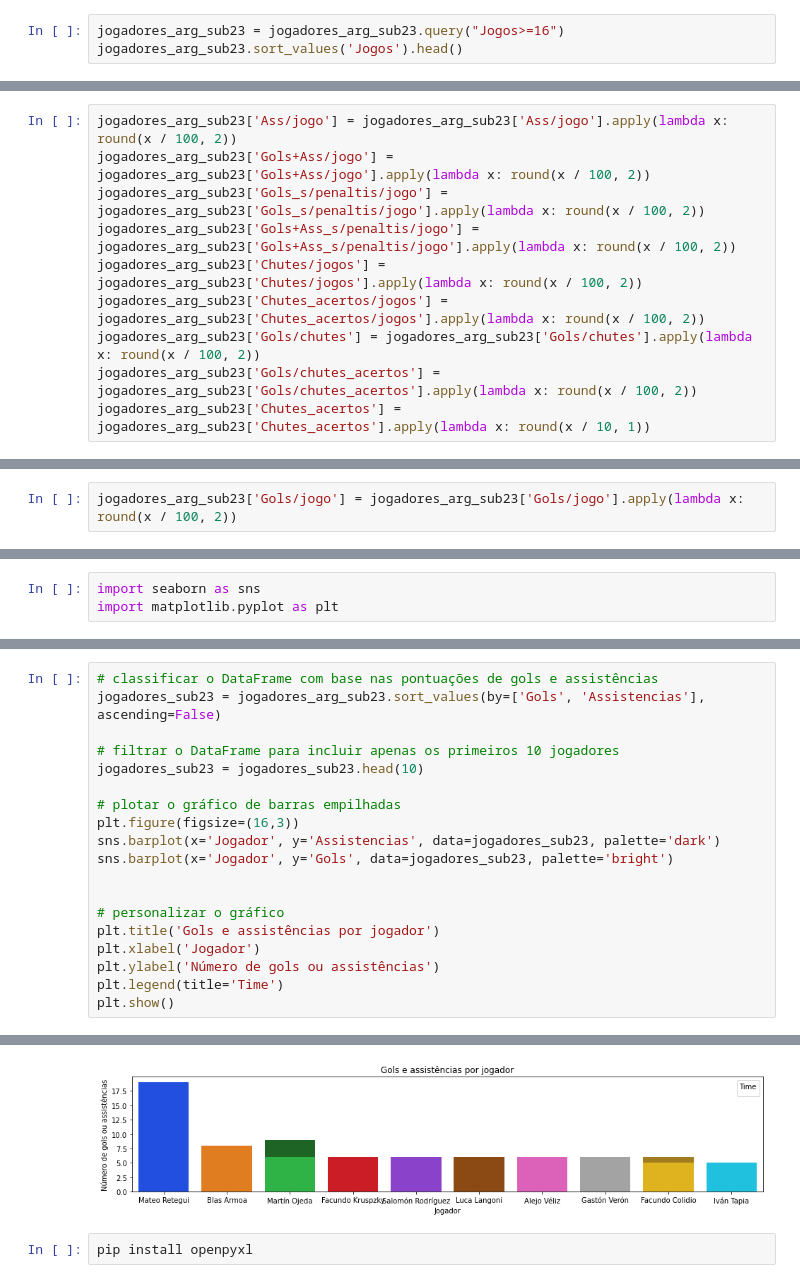
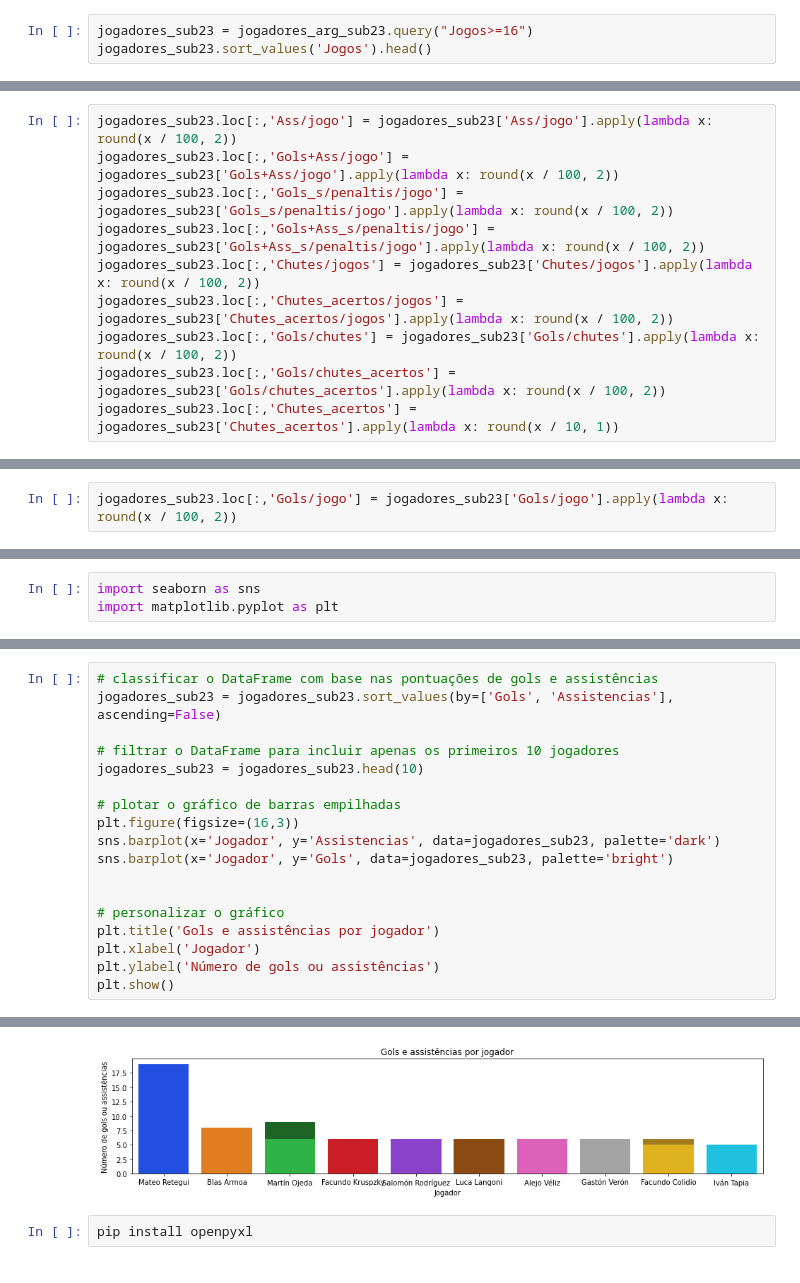
Before and after one commit to fernandopaguiar/Sports-Analytics-Python, a Jupyter notebook: Scout.ipynb, the cells around one changed output, grey strips where cells are left out. Drawn from its saved outputs; the diff is of its cells as text.

```diff
--- a/Scout.ipynb
+++ b/Scout.ipynb
@@ -411,8 +411,8 @@ Data columns (total 39 columns):
 dtypes: float64(5), int64(30), object(4)
 memory usage: 126.9+ KB
 # %%
-jogadores_arg_sub23 = jogadores_arg_sub23.query("Jogos>=16")
-jogadores_arg_sub23.sort_values('Jogos').head()
+jogadores_sub23 = jogadores_arg_sub23.query("Jogos>=16")
+jogadores_sub23.sort_values('Jogos').head()
 # %% [output]
 |  | Id | Jogador | Nação | Posicao | Equipe | Idade | Nascimento | Jogos | Iniciados | Minutos | ... |
 | 180 | 181 | Tomás Castro | ARGENTINA | Meio-campo | Godoy Cruz | 20 | 2001 | 16 | 7 | 674.000 | ... |
@@ -422,15 +422,15 @@ jogadores_arg_sub23.sort_values('Jogos').head()
 | 582 | 583 | Tomás Muro | ARGENTINA | Meio-campo | Gimnasia ELP | 19 | 2002 | 16 | 6 | 637.000 | ... |
 5 rows × 39 columns
 # %%
-jogadores_arg_sub23['Ass/jogo'] = jogadores_arg_sub23['Ass/jogo'].apply(lambda x: round(x / 100, 2))
-jogadores_arg_sub23['Gols+Ass/jogo'] = jogadores_arg_sub23['Gols+Ass/jogo'].apply(lambda x: round(x / 100, 2))
-jogadores_arg_sub23['Gols_s/penaltis/jogo'] = jogadores_arg_sub23['Gols_s/penaltis/jogo'].apply(lambda x: round(x / 100, 2))
-jogadores_arg_sub23['Gols+Ass_s/penaltis/jogo'] = jogadores_arg_sub23['Gols+Ass_s/penaltis/jogo'].apply(lambda x: round(x / 100, 2))
-jogadores_arg_sub23['Chutes/jogos'] = jogadores_arg_sub23['Chutes/jogos'].apply(lambda x: round(x / 100, 2))
-jogadores_arg_sub23['Chutes_acertos/jogos'] = jogadores_arg_sub23['Chutes_acertos/jogos'].apply(lambda x: round(x / 100, 2))
-jogadores_arg_sub23['Gols/chutes'] = jogadores_arg_sub23['Gols/chutes'].apply(lambda x: round(x / 100, 2))
-jogadores_arg_sub23['Gols/chutes_acertos'] = jogadores_arg_sub23['Gols/chutes_acertos'].apply(lambda x: round(x / 100, 2))
-jogadores_arg_sub23['Chutes_acertos'] = jogadores_arg_sub23['Chutes_acertos'].apply(lambda x: round(x / 10, 1))
+jogadores_sub23.loc[:,'Ass/jogo'] = jogadores_sub23['Ass/jogo'].apply(lambda x: round(x / 100, 2))
+jogadores_sub23.loc[:,'Gols+Ass/jogo'] = jogadores_sub23['Gols+Ass/jogo'].apply(lambda x: round(x / 100, 2))
+jogadores_sub23.loc[:,'Gols_s/penaltis/jogo'] = jogadores_sub23['Gols_s/penaltis/jogo'].apply(lambda x: round(x / 100, 2))
+jogadores_sub23.loc[:,'Gols+Ass_s/penaltis/jogo'] = jogadores_sub23['Gols+Ass_s/penaltis/jogo'].apply(lambda x: round(x / 100, 2))
+jogadores_sub23.loc[:,'Chutes/jogos'] = jogadores_sub23['Chutes/jogos'].apply(lambda x: round(x / 100, 2))
+jogadores_sub23.loc[:,'Chutes_acertos/jogos'] = jogadores_sub23['Chutes_acertos/jogos'].apply(lambda x: round(x / 100, 2))
+jogadores_sub23.loc[:,'Gols/chutes'] = jogadores_sub23['Gols/chutes'].apply(lambda x: round(x / 100, 2))
+jogadores_sub23.loc[:,'Gols/chutes_acertos'] = jogadores_sub23['Gols/chutes_acertos'].apply(lambda x: round(x / 100, 2))
+jogadores_sub23.loc[:,'Chutes_acertos'] = jogadores_sub23['Chutes_acertos'].apply(lambda x: round(x / 10, 1))
 # %% [output]
 A value is trying to be set on a copy of a slice from a DataFrame.
 Try using .loc[row_indexer,col_indexer] = value instead
@@ -452,2 +440,2 @@ See the caveats in the documentation: https://pandas.pydata.org/pandas-docs/stab
 # %%
-jogadores_arg_sub23['Gols/jogo'] = jogadores_arg_sub23['Gols/jogo'].apply(lambda x: round(x / 100, 2))
+jogadores_sub23.loc[:,'Gols/jogo'] = jogadores_sub23['Gols/jogo'].apply(lambda x: round(x / 100, 2))
@@ -499,7 +481,7 @@ plt.show()
 [figure]
 # %%
 # classificar o DataFrame com base nas pontuações de gols e assistências
-jogadores_sub23 = jogadores_arg_sub23.sort_values(by=['Gols', 'Assistencias'], ascending=False)
+jogadores_sub23 = jogadores_sub23.sort_values(by=['Gols', 'Assistencias'], ascending=False)
 
 # filtrar o DataFrame para incluir apenas os primeiros 10 jogadores
 jogadores_sub23 = jogadores_sub23.head(10)
@@ -514,6 +496,5 @@ sns.barplot(x='Jogador', y='Gols', data=jogadores_sub23, palette='bright')
 plt.title('Gols e assistências por jogador')
 plt.xlabel('Jogador')
 plt.ylabel('Número de gols ou assistências')
-plt.legend(title='Time')
 plt.show()
 # %% [output]
@@ -521,4 +501,4 @@ WARNING:matplotlib.legend:No artists with labels found to put in legend.  Note t
-[figure, old version]
+[figure, new version]
 # %%
 pip install openpyxl
 # %% [output]
```
Also changed, not shown: parts of 6 cells of this notebook.
